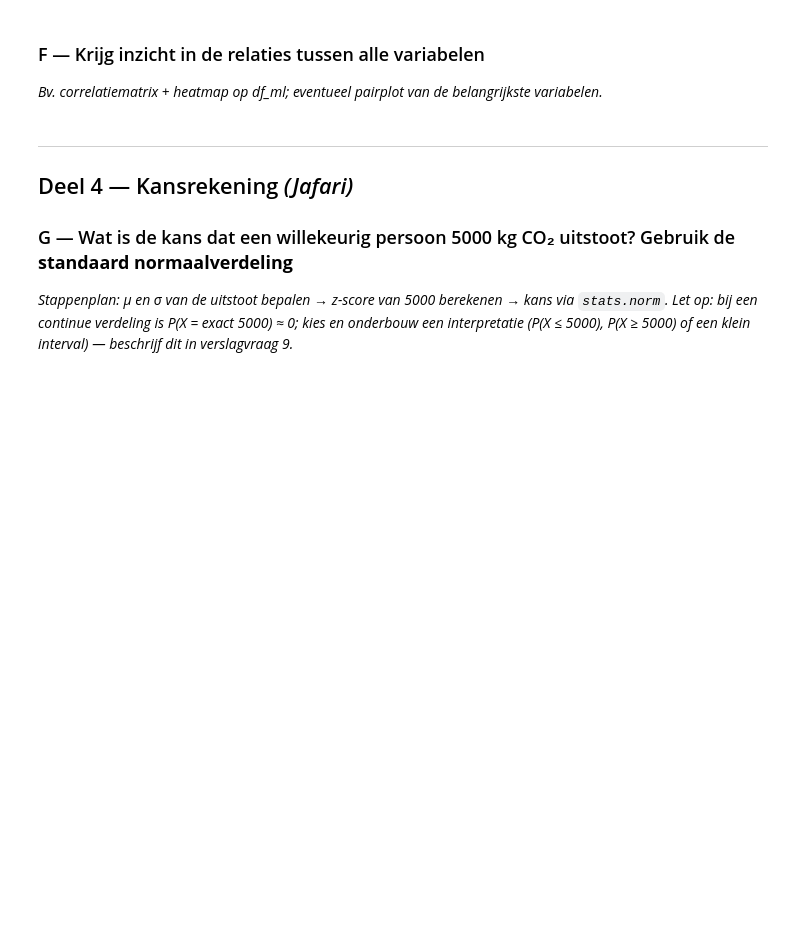
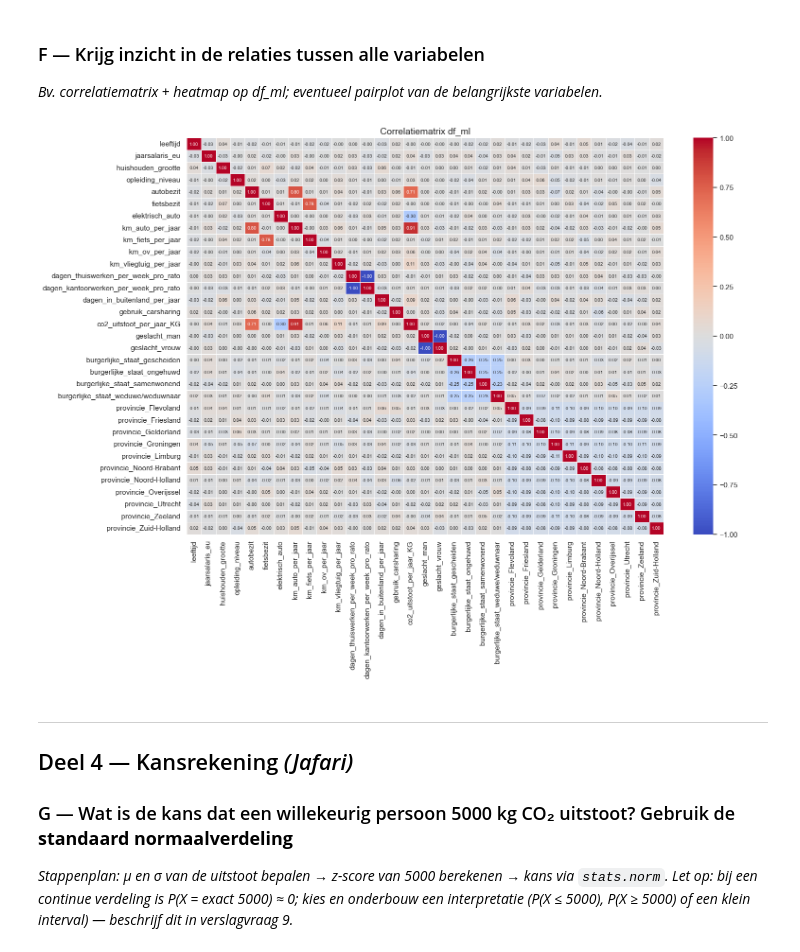
Before and after one commit to TJKDev1/Wiskunde-II-Porfolio-Groep-25, a Jupyter notebook: Portfolio_Groep25.ipynb, the cells around one changed output. Drawn from its saved outputs; the diff is of its cells as text; code cells hidden in the pictures; blank space fills up the shorter version.

Commit message:
Deel 6-7-8 af + data cleanup
Lineaire regressie, 20-fold CV modelvergelijking, classificatie.
Oude losse bestanden verwijderd.

```diff
--- a/Portfolio_Groep25.ipynb
+++ b/Portfolio_Groep25.ipynb
@@ -265,0 +250,24 @@ df_ml.head()
+# %%
+df_ml = df_clean.copy()
+
+# Verwijderen kolomen
+df_ml = df_ml.drop(columns=["persoon_ID", "stad", "gewicht_KG"])
+
+# Transformatie
+opleiding_map = {"geen": 0, "VMBO": 1, "HAVO/VWO": 2, "MBO": 3, "HBO": 4, "WO": 5}
+df_ml["opleiding_niveau"] = df_ml["opleiding_niveau"].map(opleiding_map).fillna(df_ml["opleiding_niveau"].map(opleiding_map).median()).astype(int)
+
+carsharing_map = {"Nooit": 0, "Heel soms" : 1, "Soms": 2, "Vaak": 3, "Altijd": 4}
+df_ml["gebruik_carsharing"] = df_ml["gebruik_carsharing"].map(carsharing_map)
+
+nominaal = ["geslacht", "burgerlijke_staat", "provincie"]
+df_ml = pd.get_dummies(df_ml, columns=nominaal, drop_first=True, dtype=int)
+
+ja_nee = ["autobezit", "elektrisch_auto", "fietsbezit"]
+for kol in ja_nee:
+    if kol in df_ml.columns:
+        df_ml[kol] = df_ml[kol].map({"ja": 1, "nee": 0})
+
+
+print(df_ml.shape)
+df_ml.head(10)
@@ -267,11 +288,23 @@ df_ml.head()
 ### F — Krijg inzicht in de relaties tussen alle variabelen
 *Bv. correlatiematrix + heatmap op df_ml; eventueel pairplot van de belangrijkste variabelen.*
 # %%
-# TODO (Jafari): correlatiematrix + heatmap
-# corr = df_ml.corr(numeric_only=True)
-# plt.figure(figsize=(14, 11))
-# sns.heatmap(corr, annot=True, fmt=".2f", cmap="coolwarm", center=0)
-# plt.show()
+corr = df_ml.corr(numeric_only=True)
+
+plt.figure(figsize=(16, 12))
+sns.heatmap(
+    corr,
+    annot=True,
+    fmt=".2f",
+    cmap="coolwarm",
+    center=0,
+    linewidths=0.5,
+    annot_kws={"size": 7}
+)
+plt.title("Correlatiematrix df_ml", fontsize=14)
+plt.tight_layout()
+plt.show()
+# %% [output]
+[figure, added]
 # %% [markdown]
 ---
 ## Deel 4 — Kansrekening *(Jafari)*
```
Also changed, not shown: parts of 27 cells of this notebook, 1 other file.
